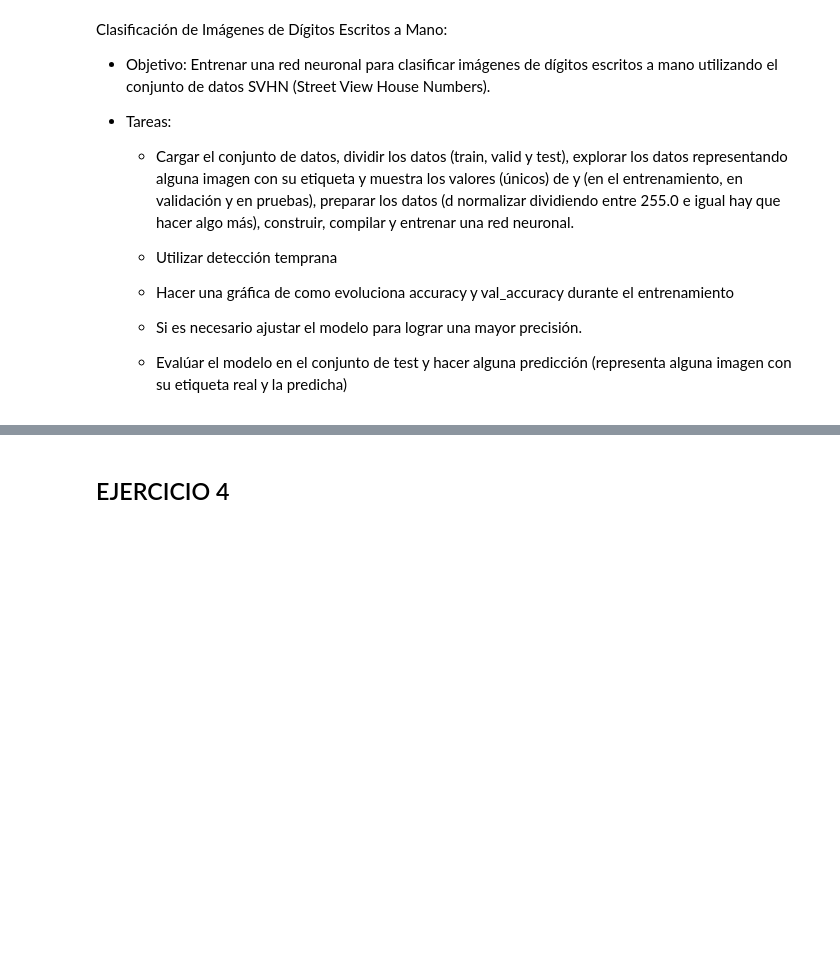
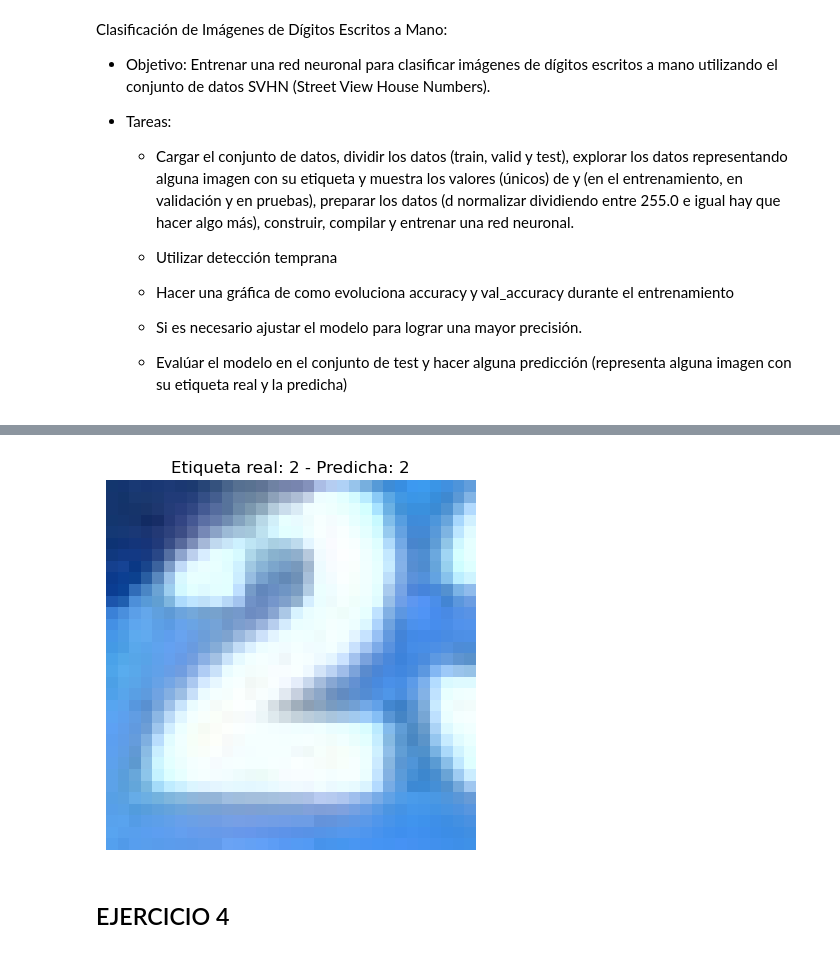
Before and after one commit to jonfdg9/IA, a Jupyter notebook: SAPA/Redes Neuronales/4_3Ejercicios.ipynb, the cells around one changed output, grey strips where cells are left out. Saved outputs shown, nothing was run; the diff lists cells and outputs as text; code cells hidden in the pictures; blank space fills up the shorter version.

```diff
--- a/SAPA/Redes Neuronales/4_3Ejercicios.ipynb
+++ b/SAPA/Redes Neuronales/4_3Ejercicios.ipynb
@@ -200,3 +159,4 @@ train_url = "http://ufldl.stanford.edu/housenumbers/train_32x32.mat"
 test_url = "http://ufldl.stanford.edu/housenumbers/test_32x32.mat"
 X_train_full, y_train_full = load_svhn_data(train_url)
 X_test, y_test = load_svhn_data(test_url)
+X_test2, y_test2 = load_svhn_data(test_url)
@@ -205,0 +273,12 @@ Downloading data from http://ufldl.stanford.edu/housenumbers/train_32x32.mat
+# %%
+# Realizar una predicción y representar una imagen con etiqueta real y predicha
+predictions = model.predict(X_test)
+predicted_labels = np.argmax(predictions, axis=1)
+
+# Visualizar una imagen con su etiqueta real y predicha
+index = 2  # Cambiar el índice para ver diferentes imágenes
+plt.imshow(X_test2[index])
+plt.title(f"Etiqueta real: {y_test[index]} - Predicha: {predicted_labels[index]}")
+plt.axis('off')
+plt.show()
+# %% [output]
@@ -206,3 +286,4 @@ Downloading data from http://ufldl.stanford.edu/housenumbers/train_32x32.mat
+[figure, added]
 # %% [markdown]
 ## EJERCICIO 4
 # %% [markdown]
```
Also changed, not shown: parts of 15 cells of this notebook, 3 other files.
